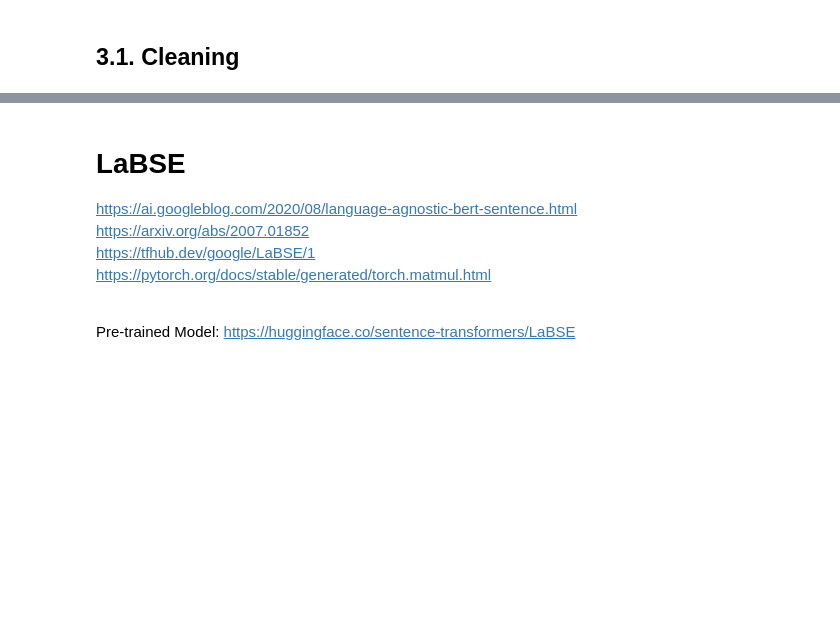
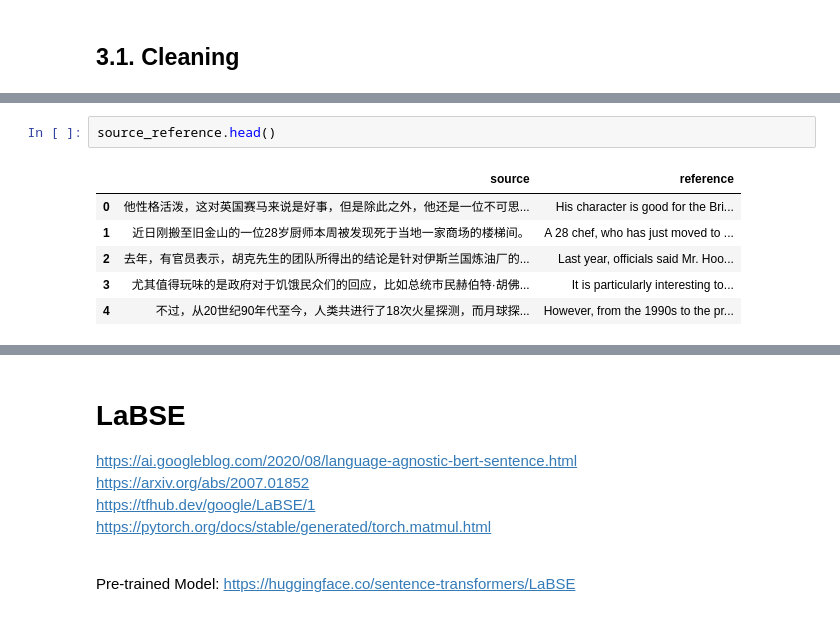
Before and after one commit to LorenzoPigozzi/TM_Project, a Jupyter notebook: LabSE.ipynb, the cells around one changed output, grey strips where cells are left out. Drawn from its saved outputs; the diff is of its cells as text; blank space fills up the shorter version.

```diff
--- a/LabSE.ipynb
+++ b/LabSE.ipynb
@@ -173,2 +191,11 @@ def clean_zh_stopwords(text_list, stopwords_set='merged'):
 def update_df(dataframe, list_updated):
     dataframe.update(pd.DataFrame({"Text": list_updated}))
+# %%
+source_reference.head()
+# %% [output]
+|  | source | reference |
+| 0 | 他性格活泼，这对英国赛马来说是好事，但是除此之外，他还是一位不可思... | His character is good for the Bri... |
+| 1 | 近日刚搬至旧金山的一位28岁厨师本周被发现死于当地一家商场的楼梯间。 | A 28 chef, who has just moved to ... |
+| 2 | 去年，有官员表示，胡克先生的团队所得出的结论是针对伊斯兰国炼油厂的... | Last year, officials said Mr. Hoo... |
+| 3 | 尤其值得玩味的是政府对于饥饿民众们的回应，比如总统市民赫伯特·胡佛... | It is particularly interesting to... |
+| 4 | 不过，从20世纪90年代至今，人类共进行了18次火星探测，而月球探... | However, from the 1990s to the pr... |
```
Also changed, not shown: parts of 34 cells of this notebook.
